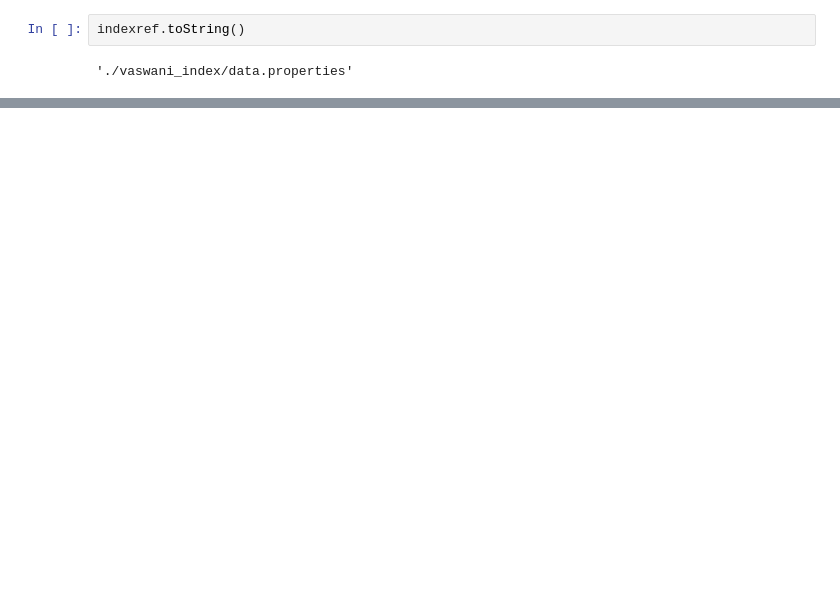
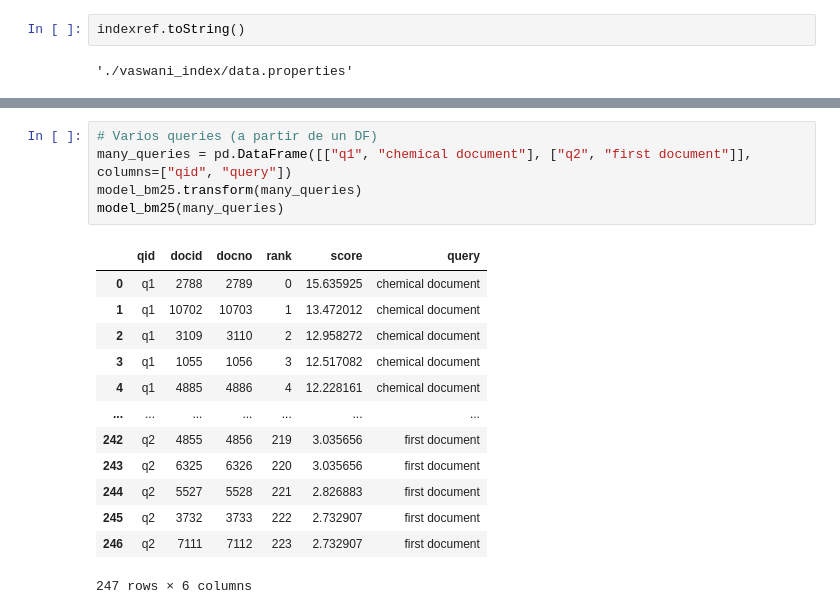
Before and after one commit to tolosoft/CACIC2023_AIREDM, a Jupyter notebook: src/01-Indexing&Retrieval.ipynb, the cells around one changed output, grey strips where cells are left out. Saved outputs shown, nothing was run; the diff lists cells and outputs as text; blank space fills up the shorter version.

```diff
--- a/src/01-Indexing&Retrieval.ipynb
+++ b/src/01-Indexing&Retrieval.ipynb
@@ -276,0 +219,19 @@ print (float(list_docs_size))
+# %%
+# Varios queries (a partir de un DF)
+many_queries = pd.DataFrame([["q1", "chemical document"], ["q2", "first document"]], columns=["qid", "query"])
+model_bm25.transform(many_queries)
+model_bm25(many_queries)
+# %% [output]
+|  | qid | docid | docno | rank | score | query |
+| 0 | q1 | 2788 | 2789 | 0 | 15.635925 | chemical document |
+| 1 | q1 | 10702 | 10703 | 1 | 13.472012 | chemical document |
+| 2 | q1 | 3109 | 3110 | 2 | 12.958272 | chemical document |
+| 3 | q1 | 1055 | 1056 | 3 | 12.517082 | chemical document |
+| 4 | q1 | 4885 | 4886 | 4 | 12.228161 | chemical document |
+| ... | ... | ... | ... | ... | ... | ... |
+| 242 | q2 | 4855 | 4856 | 219 | 3.035656 | first document |
+| 243 | q2 | 6325 | 6326 | 220 | 3.035656 | first document |
+| 244 | q2 | 5527 | 5528 | 221 | 2.826883 | first document |
+| 245 | q2 | 3732 | 3733 | 222 | 2.732907 | first document |
+| 246 | q2 | 7111 | 7112 | 223 | 2.732907 | first document |
+247 rows × 6 columns
```
Also changed, not shown: parts of 51 cells of this notebook.
